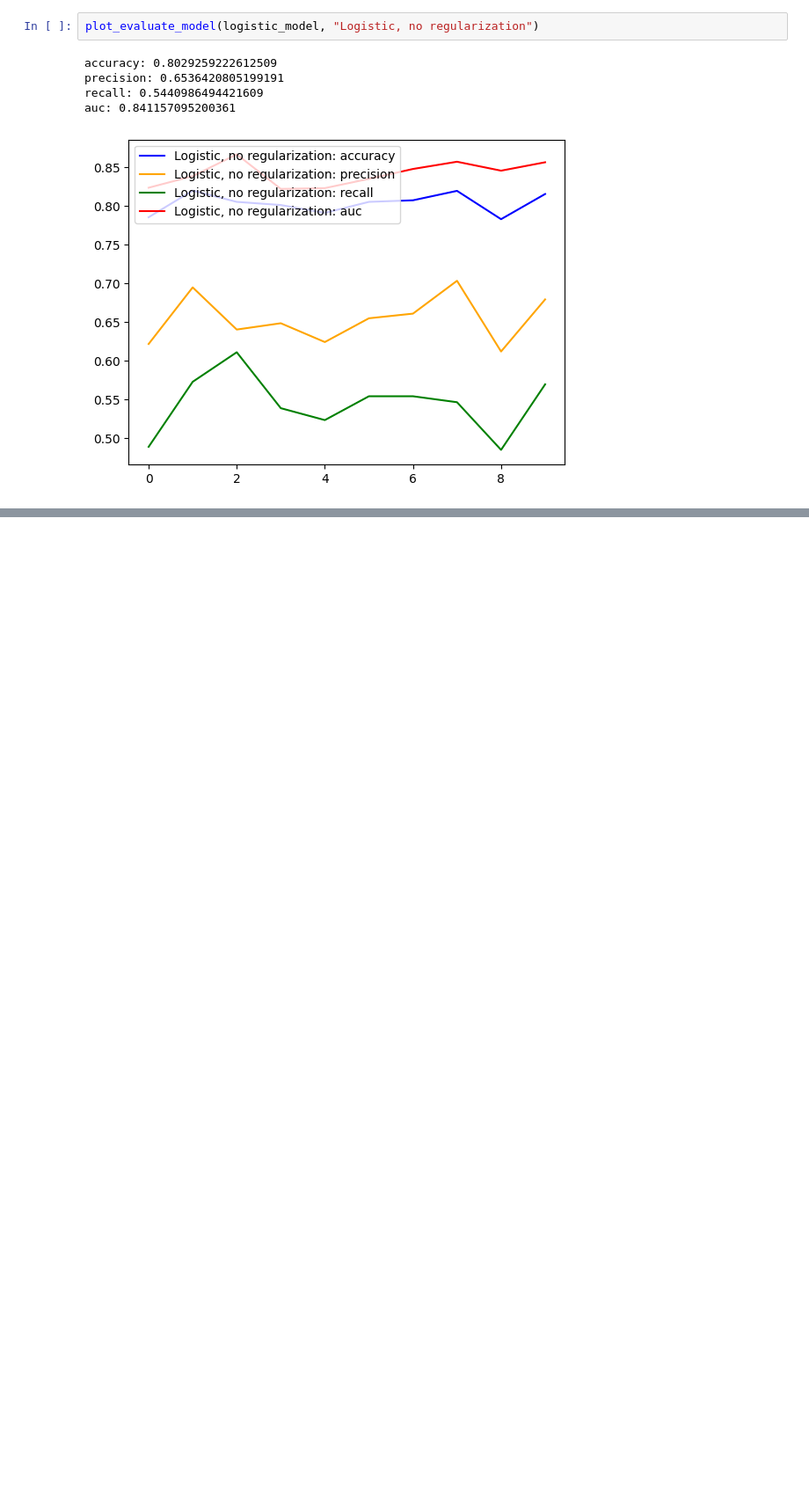
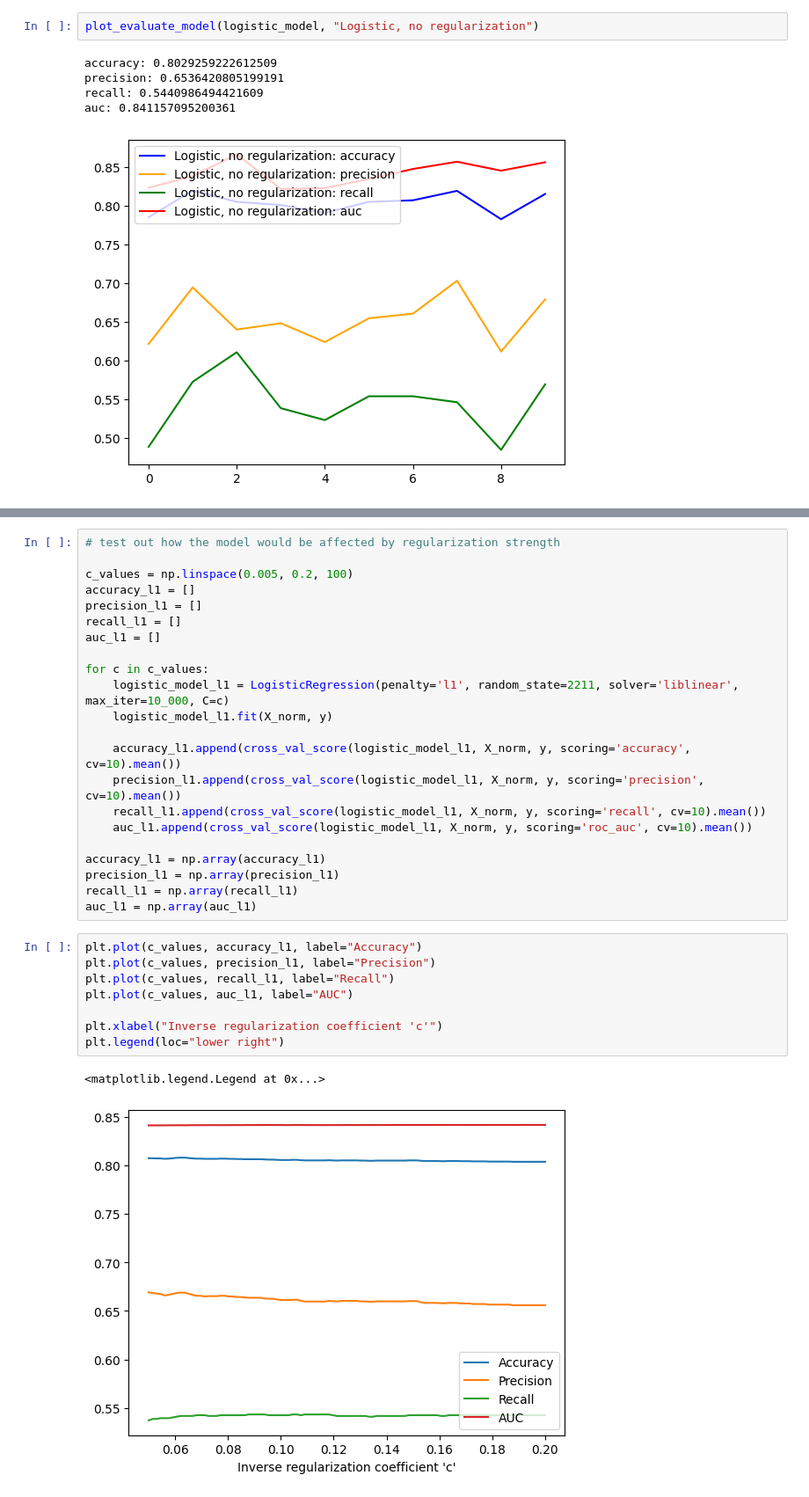
Before and after one commit to Rigbones/ISOM3360_Asg2, a Jupyter notebook: isom3360_asg2.ipynb, the cells around one changed output, grey strips where cells are left out. Shown at 88% size. Cells and saved outputs as stored; diff of their text form; blank space fills up the shorter version.

```diff
--- a/isom3360_asg2.ipynb
+++ b/isom3360_asg2.ipynb
@@ -482,0 +476,33 @@ LogisticRegression(max_iter=10000, penalty='l1', random_state=2211,
+# %%
+# test out how the model would be affected by regularization strength
+
+c_values = np.linspace(0.005, 0.2, 100)
+accuracy_l1 = []
+precision_l1 = []
+recall_l1 = []
+auc_l1 = []
+
+for c in c_values:
+	logistic_model_l1 = LogisticRegression(penalty='l1', random_state=2211, solver='liblinear', max_iter=10_000, C=c)
+	logistic_model_l1.fit(X_norm, y)
+
+	accuracy_l1.append(cross_val_score(logistic_model_l1, X_norm, y, scoring='accuracy', cv=10).mean())
+	precision_l1.append(cross_val_score(logistic_model_l1, X_norm, y, scoring='precision', cv=10).mean())
+	recall_l1.append(cross_val_score(logistic_model_l1, X_norm, y, scoring='recall', cv=10).mean())
+	auc_l1.append(cross_val_score(logistic_model_l1, X_norm, y, scoring='roc_auc', cv=10).mean())
+
+accuracy_l1 = np.array(accuracy_l1)
+precision_l1 = np.array(precision_l1)
+recall_l1 = np.array(recall_l1)
+auc_l1 = np.array(auc_l1)
+# %%
+plt.plot(c_values, accuracy_l1, label="Accuracy")
+plt.plot(c_values, precision_l1, label="Precision")
+plt.plot(c_values, recall_l1, label="Recall")
+plt.plot(c_values, auc_l1, label="AUC")
+
+plt.xlabel("Inverse regularization coefficient 'c'")
+plt.legend(loc="lower right")
+# %% [output]
+<matplotlib.legend.Legend at 0x...>
+[figure, added]
```
Also changed, not shown: parts of 8 cells of this notebook, 1 other file.
